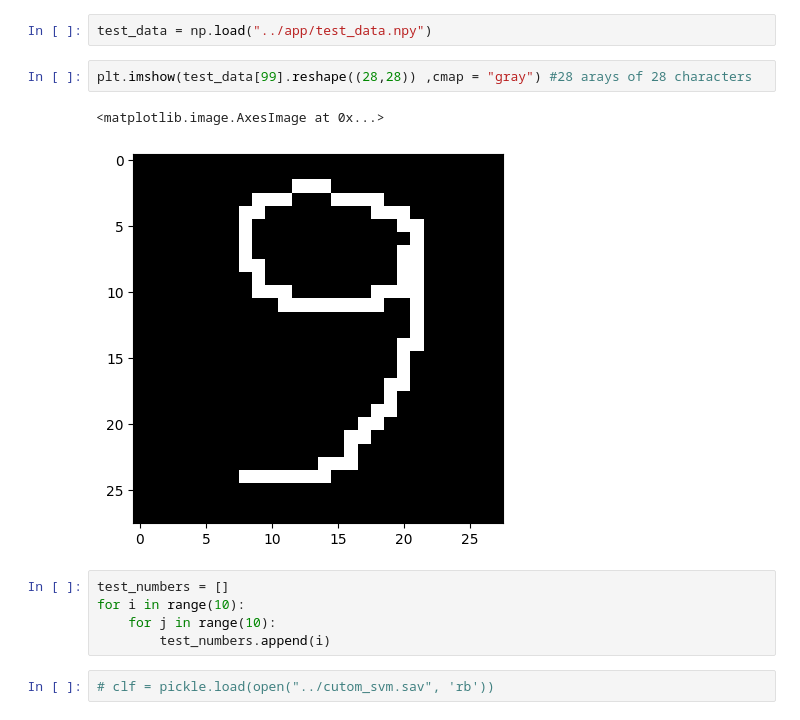
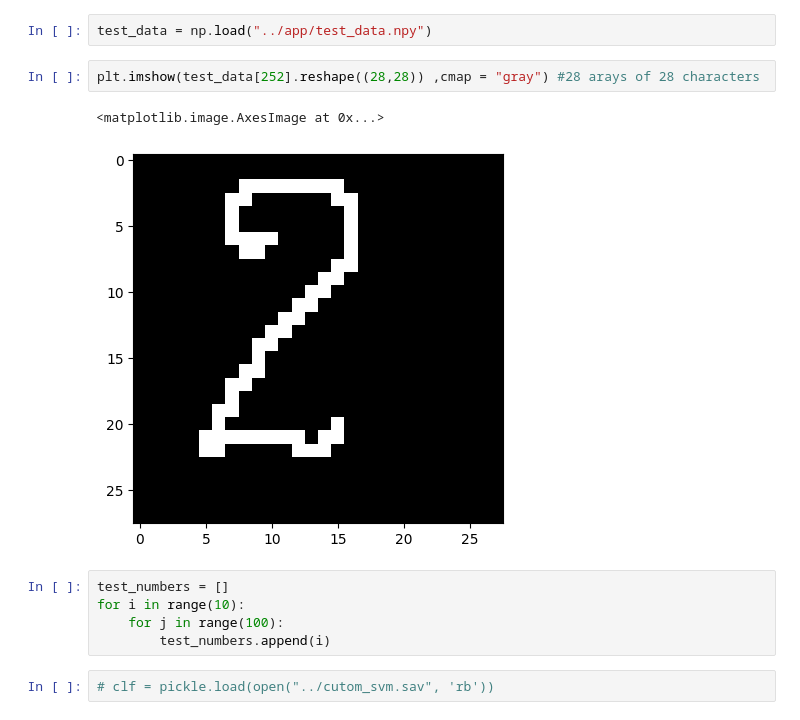
Before and after one commit to Czupryn013/Digits, a Jupyter notebook: training/desktop_train.ipynb, the cells around one changed output. Cells and saved outputs as stored; diff of their text form.

```diff
--- a/training/desktop_train.ipynb
+++ b/training/desktop_train.ipynb
@@ -9,14 +9,14 @@ from sklearn.metrics import confusion_matrix, ConfusionMatrixDisplay
 # %%
 test_data = np.load("../app/test_data.npy")
 # %%
-plt.imshow(test_data[99].reshape((28,28)) ,cmap = "gray") #28 arays of 28 characters
+plt.imshow(test_data[252].reshape((28,28)) ,cmap = "gray") #28 arays of 28 characters
 # %% [output]
 <matplotlib.image.AxesImage at 0x...>
-[figure, old version]
+[figure, new version]
 # %%
 test_numbers = []
 for i in range(10):
-    for j in range(10):
+    for j in range(100):
         test_numbers.append(i)
 # %%
 # clf = pickle.load(open("../cutom_svm.sav", 'rb'))
```
Also changed, not shown: parts of 3 cells of this notebook, 5 other files.
